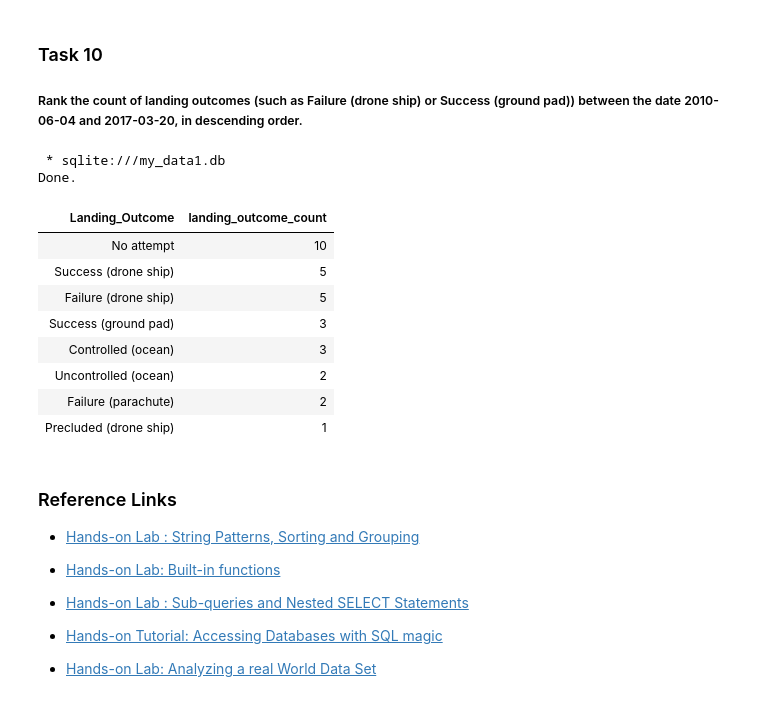
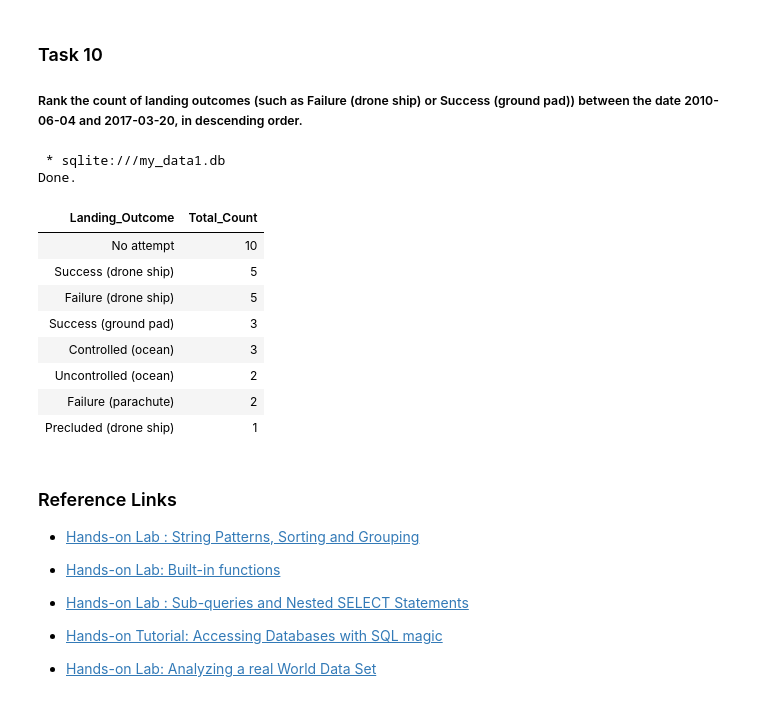
Before and after one commit to Dre2322/Coursera, a Jupyter notebook: IBM Data Science/Course10/Course10-eda-sql.ipynb, the cells around one changed output. Drawn from its saved outputs; the diff is of its cells as text; code cells hidden in the pictures.

```diff
--- a/IBM Data Science/Course10/Course10-eda-sql.ipynb
+++ b/IBM Data Science/Course10/Course10-eda-sql.ipynb
@@ -346,24 +341,22 @@ Done.
 # %%
 %%sql
 -- ------------------------------------------------------------
 -- Purpose:
 --   Rank landing outcomes by count between two specific dates.
 --
 -- Conditions:
 --   - Date range: 2010-06-04 to 2017-03-20
 --   - Results ordered by count in descending order
 -- ------------------------------------------------------------
-SELECT
-    "Landing_Outcome",
-    COUNT(*) AS landing_outcome_count
-FROM SPACEXTABLE
-WHERE "Date" BETWEEN '2010-06-04' AND '2017-03-20'
-GROUP BY "Landing_Outcome"
-ORDER BY landing_outcome_count DESC;
+SELECT Landing_Outcome, COUNT(*) AS Total_Count
+FROM SPACEXTBL
+WHERE Date BETWEEN '2010-06-04' AND '2017-03-20'
+GROUP BY Landing_Outcome
+ORDER BY Total_Count DESC;
 # %% [output]
  * sqlite:///my_data1.db
 Done.
-| Landing_Outcome | landing_outcome_count |
+| Landing_Outcome | Total_Count |
 | No attempt | 10 |
 | Success (drone ship) | 5 |
 | Failure (drone ship) | 5 |
```
Also changed, not shown: parts of 5 cells of this notebook, 4 other files.
